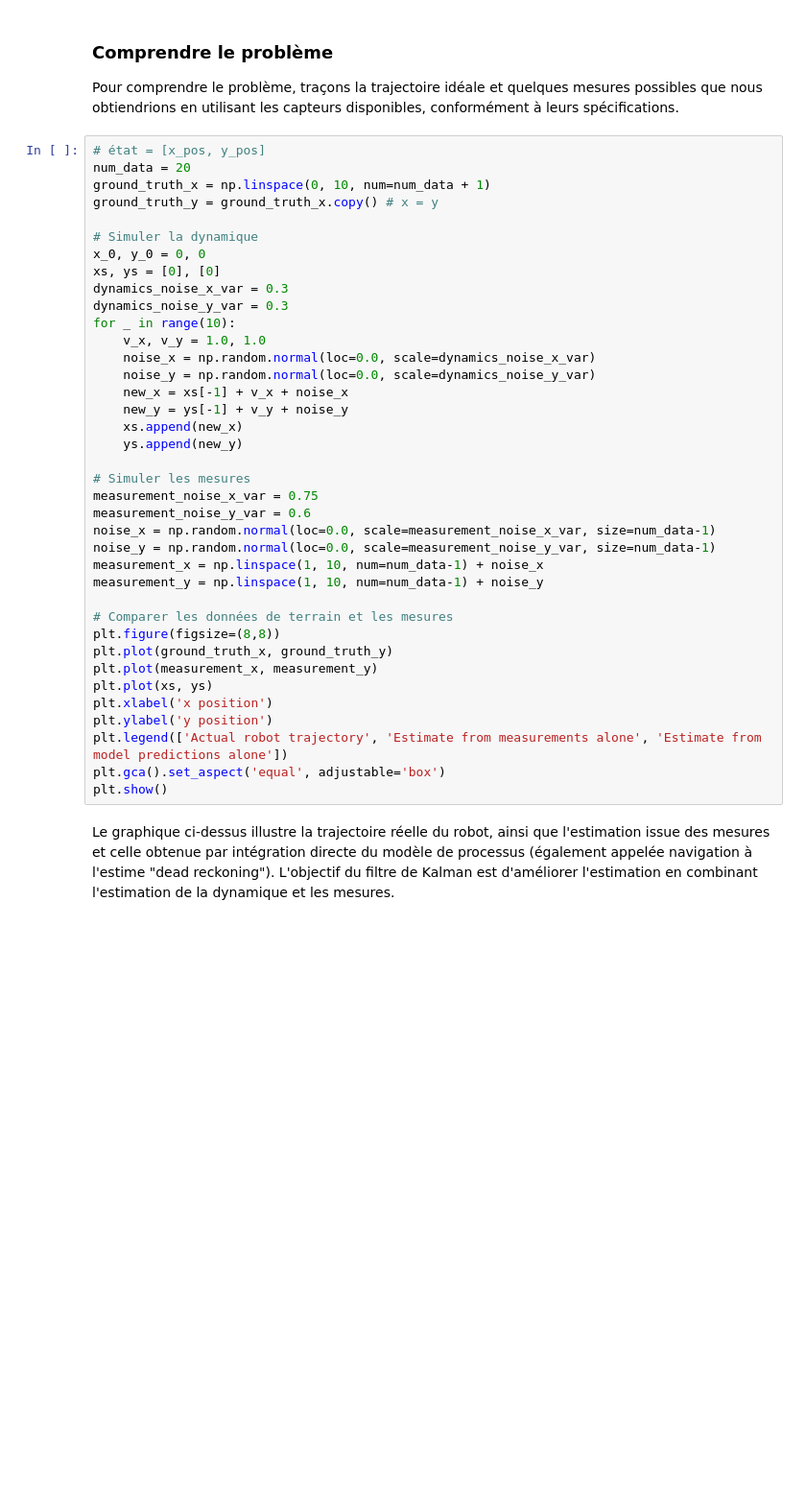
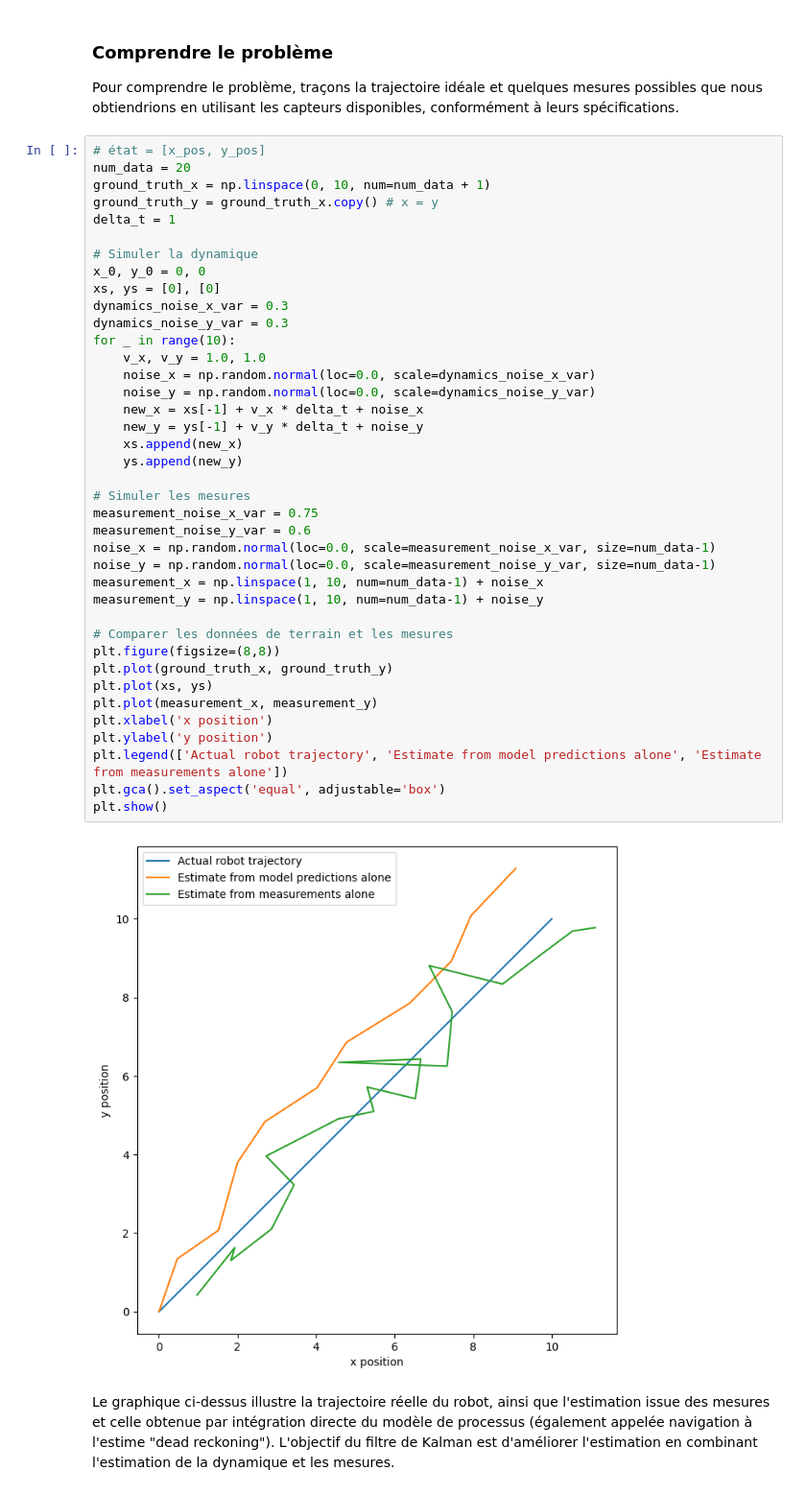
Before and after one commit to Emmanunu/lx-ekf-localization, a Jupyter notebook: notebooks/01-kalman-filter/kalman-filter.ipynb, the cells around one changed output. Shown at 96% size. Cells and saved outputs as stored; diff of their text form; blank space fills up the shorter version.

```diff
--- a/notebooks/01-kalman-filter/kalman-filter.ipynb
+++ b/notebooks/01-kalman-filter/kalman-filter.ipynb
@@ -98,39 +98,42 @@ Pour comprendre le problème, traçons la trajectoire idéale et quelques mesure
 num_data = 20
 ground_truth_x = np.linspace(0, 10, num=num_data + 1)
 ground_truth_y = ground_truth_x.copy() # x = y
+delta_t = 1
 
 # Simuler la dynamique
 x_0, y_0 = 0, 0
 xs, ys = [0], [0]
 dynamics_noise_x_var = 0.3
 dynamics_noise_y_var = 0.3
 for _ in range(10):
     v_x, v_y = 1.0, 1.0
     noise_x = np.random.normal(loc=0.0, scale=dynamics_noise_x_var)
     noise_y = np.random.normal(loc=0.0, scale=dynamics_noise_y_var)
-    new_x = xs[-1] + v_x + noise_x
-    new_y = ys[-1] + v_y + noise_y
+    new_x = xs[-1] + v_x * delta_t + noise_x
+    new_y = ys[-1] + v_y * delta_t + noise_y
     xs.append(new_x)
     ys.append(new_y)
 
 # Simuler les mesures
 measurement_noise_x_var = 0.75
 measurement_noise_y_var = 0.6
 noise_x = np.random.normal(loc=0.0, scale=measurement_noise_x_var, size=num_data-1)
 noise_y = np.random.normal(loc=0.0, scale=measurement_noise_y_var, size=num_data-1)
 measurement_x = np.linspace(1, 10, num=num_data-1) + noise_x
 measurement_y = np.linspace(1, 10, num=num_data-1) + noise_y
 
 # Comparer les données de terrain et les mesures
 plt.figure(figsize=(8,8))
 plt.plot(ground_truth_x, ground_truth_y)
+plt.plot(xs, ys)
 plt.plot(measurement_x, measurement_y)
-plt.plot(xs, ys)
 plt.xlabel('x position')
 plt.ylabel('y position')
-plt.legend(['Actual robot trajectory', 'Estimate from measurements alone', 'Estimate from model predictions alone'])
+plt.legend(['Actual robot trajectory', 'Estimate from model predictions alone', 'Estimate from measurements alone'])
 plt.gca().set_aspect('equal', adjustable='box')
 plt.show()
+# %% [output]
+[figure, added]
 # %% [markdown]
 Le graphique ci-dessus illustre la trajectoire réelle du robot, ainsi que l'estimation issue des mesures et celle obtenue par intégration directe du modèle de processus (également appelée navigation à l'estime "dead reckoning"). L'objectif du filtre de Kalman est d'améliorer l'estimation en combinant l'estimation de la dynamique et les mesures.
 # %% [markdown]
```
Also changed, not shown: parts of 3 cells of this notebook.
